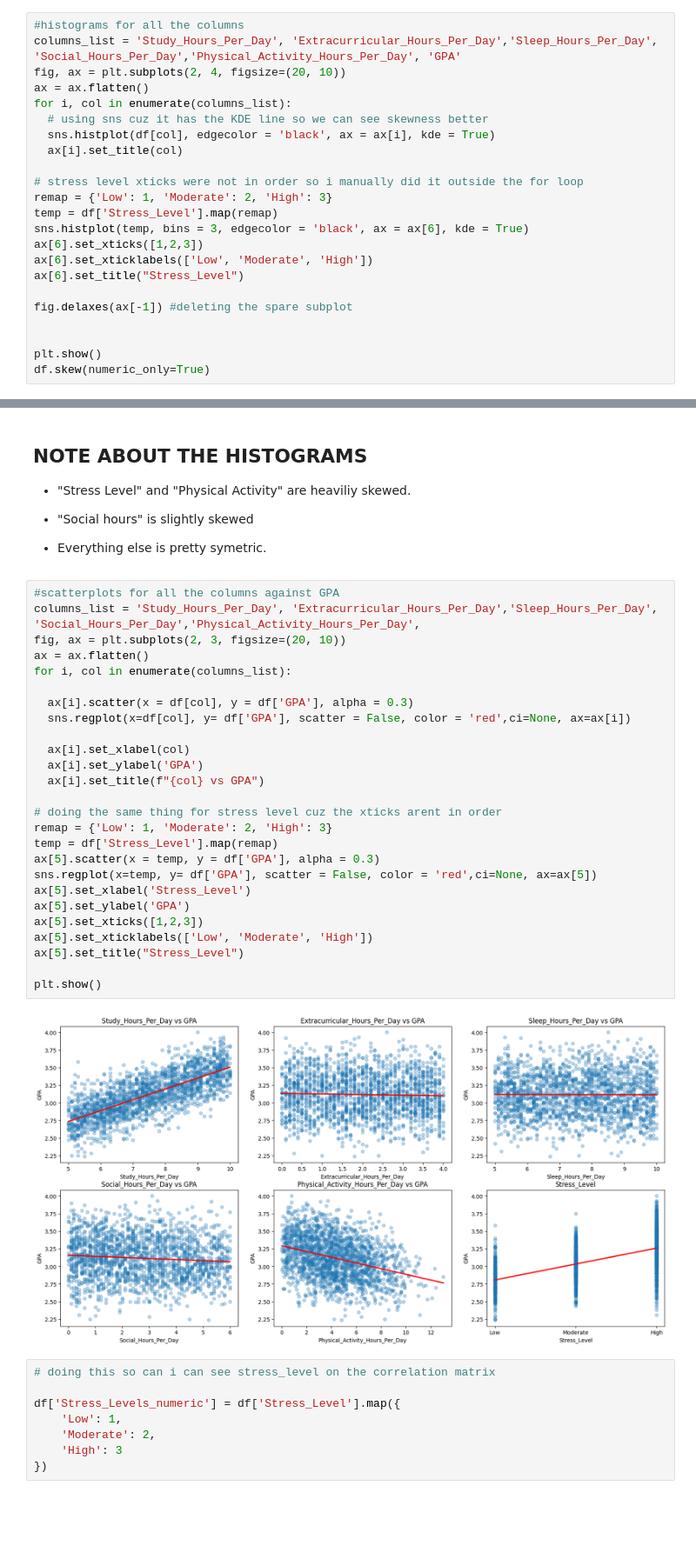
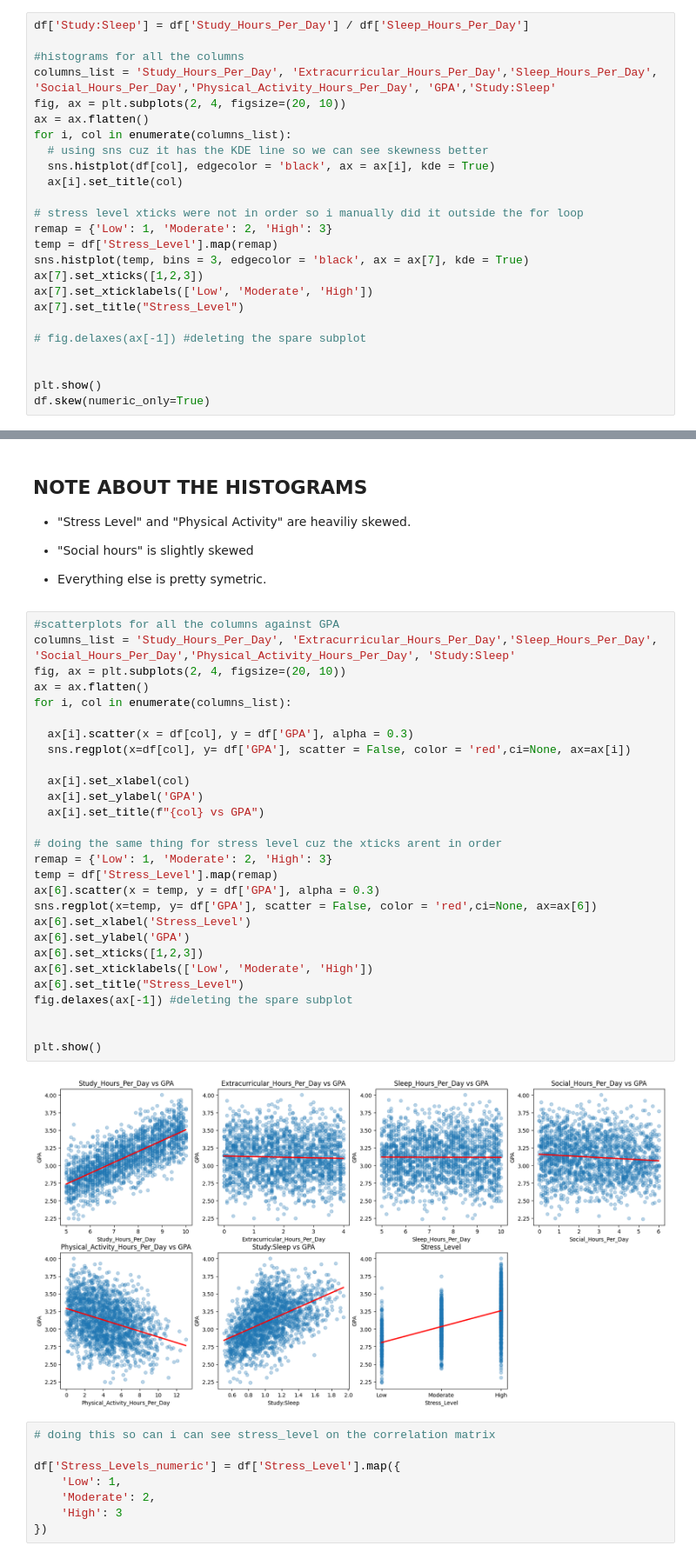
Before and after one commit to AndyFum/Data-Visualization-Final, a Jupyter notebook: final/final.ipynb, the cells around one changed output, grey strips where cells are left out. Shown at 87% size. Cells and saved outputs as stored; diff of their text form; blank space fills up the shorter version.

```diff
--- a/final/final.ipynb
+++ b/final/final.ipynb
@@ -36,8 +37,10 @@ GPA                                0
 Stress_Level                       0
 dtype: int64
 # %%
+df['Study:Sleep'] = df['Study_Hours_Per_Day'] / df['Sleep_Hours_Per_Day']
+
 #histograms for all the columns
-columns_list = 'Study_Hours_Per_Day', 'Extracurricular_Hours_Per_Day','Sleep_Hours_Per_Day', 'Social_Hours_Per_Day','Physical_Activity_Hours_Per_Day', 'GPA'
+columns_list = 'Study_Hours_Per_Day', 'Extracurricular_Hours_Per_Day','Sleep_Hours_Per_Day', 'Social_Hours_Per_Day','Physical_Activity_Hours_Per_Day', 'GPA','Study:Sleep'
 fig, ax = plt.subplots(2, 4, figsize=(20, 10))
 ax = ax.flatten()
 for i, col in enumerate(columns_list):
@@ -48,12 +51,12 @@ for i, col in enumerate(columns_list):
 # stress level xticks were not in order so i manually did it outside the for loop
 remap = {'Low': 1, 'Moderate': 2, 'High': 3}
 temp = df['Stress_Level'].map(remap)
-sns.histplot(temp, bins = 3, edgecolor = 'black', ax = ax[6], kde = True)
-ax[6].set_xticks([1,2,3])
-ax[6].set_xticklabels(['Low', 'Moderate', 'High'])
-ax[6].set_title("Stress_Level")
+sns.histplot(temp, bins = 3, edgecolor = 'black', ax = ax[7], kde = True)
+ax[7].set_xticks([1,2,3])
+ax[7].set_xticklabels(['Low', 'Moderate', 'High'])
+ax[7].set_title("Stress_Level")
 
-fig.delaxes(ax[-1]) #deleting the spare subplot
+# fig.delaxes(ax[-1]) #deleting the spare subplot
 
 
 plt.show()
@@ -78,32 +82,34 @@ dtype: float64
 - Everything else is pretty symetric.
 # %%
 #scatterplots for all the columns against GPA
-columns_list = 'Study_Hours_Per_Day', 'Extracurricular_Hours_Per_Day','Sleep_Hours_Per_Day', 'Social_Hours_Per_Day','Physical_Activity_Hours_Per_Day',
-fig, ax = plt.subplots(2, 3, figsize=(20, 10))
+columns_list = 'Study_Hours_Per_Day', 'Extracurricular_Hours_Per_Day','Sleep_Hours_Per_Day', 'Social_Hours_Per_Day','Physical_Activity_Hours_Per_Day', 'Study:Sleep'
+fig, ax = plt.subplots(2, 4, figsize=(20, 10))
 ax = ax.flatten()
 for i, col in enumerate(columns_list):
 
   ax[i].scatter(x = df[col], y = df['GPA'], alpha = 0.3)
   sns.regplot(x=df[col], y= df['GPA'], scatter = False, color = 'red',ci=None, ax=ax[i])
 
   ax[i].set_xlabel(col)
   ax[i].set_ylabel('GPA')
   ax[i].set_title(f"{col} vs GPA")
 
 # doing the same thing for stress level cuz the xticks arent in order
 remap = {'Low': 1, 'Moderate': 2, 'High': 3}
 temp = df['Stress_Level'].map(remap)
-ax[5].scatter(x = temp, y = df['GPA'], alpha = 0.3)
-sns.regplot(x=temp, y= df['GPA'], scatter = False, color = 'red',ci=None, ax=ax[5])
-ax[5].set_xlabel('Stress_Level')
-ax[5].set_ylabel('GPA')
-ax[5].set_xticks([1,2,3])
-ax[5].set_xticklabels(['Low', 'Moderate', 'High'])
-ax[5].set_title("Stress_Level")
+ax[6].scatter(x = temp, y = df['GPA'], alpha = 0.3)
+sns.regplot(x=temp, y= df['GPA'], scatter = False, color = 'red',ci=None, ax=ax[6])
+ax[6].set_xlabel('Stress_Level')
+ax[6].set_ylabel('GPA')
+ax[6].set_xticks([1,2,3])
+ax[6].set_xticklabels(['Low', 'Moderate', 'High'])
+ax[6].set_title("Stress_Level")
+fig.delaxes(ax[-1]) #deleting the spare subplot
+
 
 plt.show()
 # %% [output]
-[figure, old version]
+[figure, new version]
 # %%
 # doing this so can i can see stress_level on the correlation matrix
 
```
Also changed, not shown: parts of 20 cells of this notebook.
